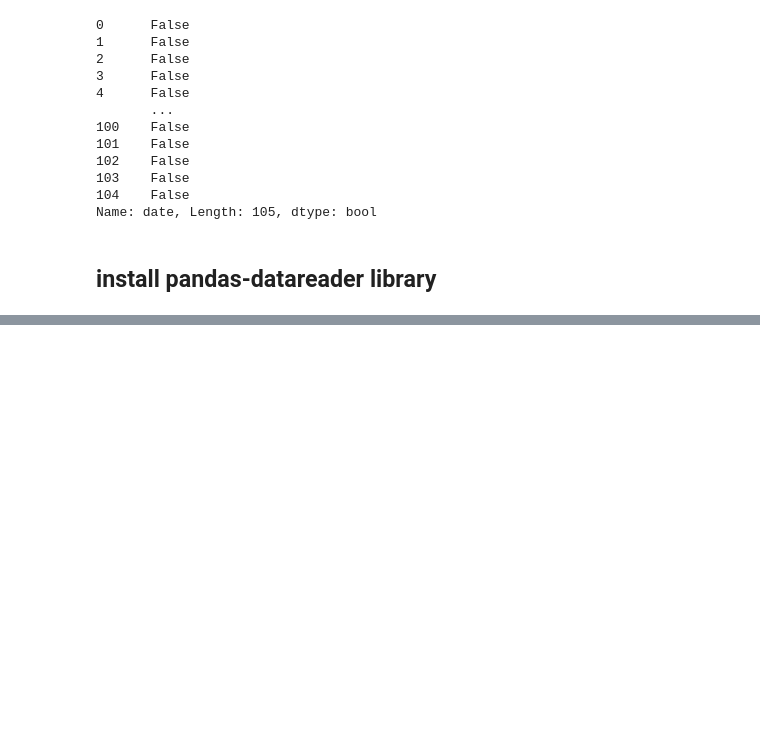
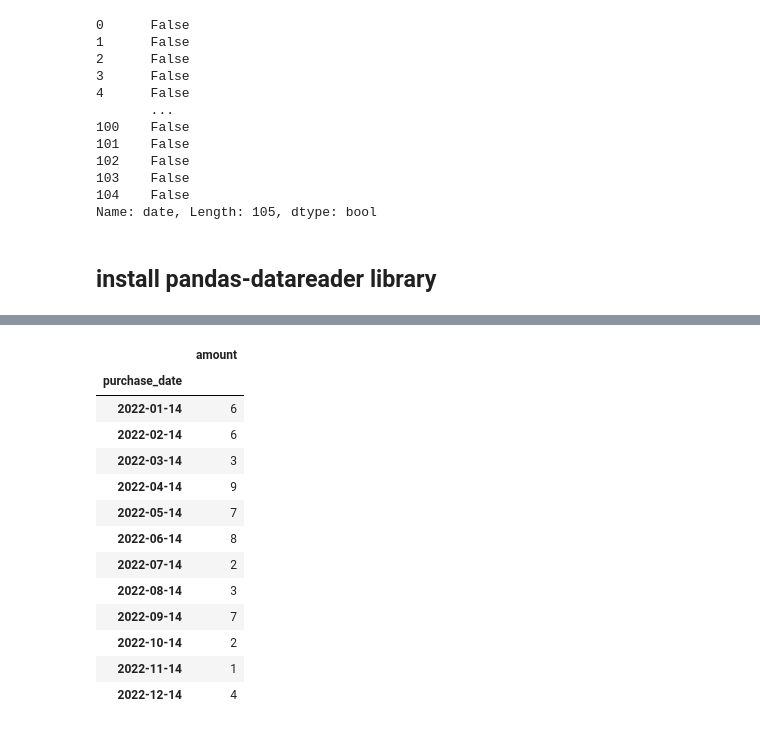
Before and after one commit to jack-cao-623/python_learning, a Jupyter notebook: pandas_dates_and_times.ipynb, the cells around one changed output, grey strips where cells are left out. Saved outputs shown, nothing was run; the diff lists cells and outputs as text; code cells hidden in the pictures; blank space fills up the shorter version.

```diff
--- a/pandas_dates_and_times.ipynb
+++ b/pandas_dates_and_times.ipynb
@@ -570,0 +727,7 @@ Name: date, Length: 105, dtype: bool
+# %%
+# 14th of each month
+month_14th = pd.date_range(start = '2022-01-14', end = '2022-12-14', freq = pd.DateOffset(months = 1))
+  # 2022-01-14, 2022-02-14, ...
+
+# boolean mask
+fake_df.index.isin(month_14th)
@@ -570,0 +752,18 @@ Name: date, Length: 105, dtype: bool
+# %%
+# values on 14th of each month
+fake_df.loc[fake_df.index.isin(month_14th), :]
+# %% [output]
+|  | amount |
+| purchase_date |  |
+| 2022-01-14 | 6 |
+| 2022-02-14 | 6 |
+| 2022-03-14 | 3 |
+| 2022-04-14 | 9 |
+| 2022-05-14 | 7 |
+| 2022-06-14 | 8 |
+| 2022-07-14 | 2 |
+| 2022-08-14 | 3 |
+| 2022-09-14 | 7 |
+| 2022-10-14 | 2 |
+| 2022-11-14 | 1 |
+| 2022-12-14 | 4 |
```
Also changed, not shown: parts of 18 cells of this notebook.
